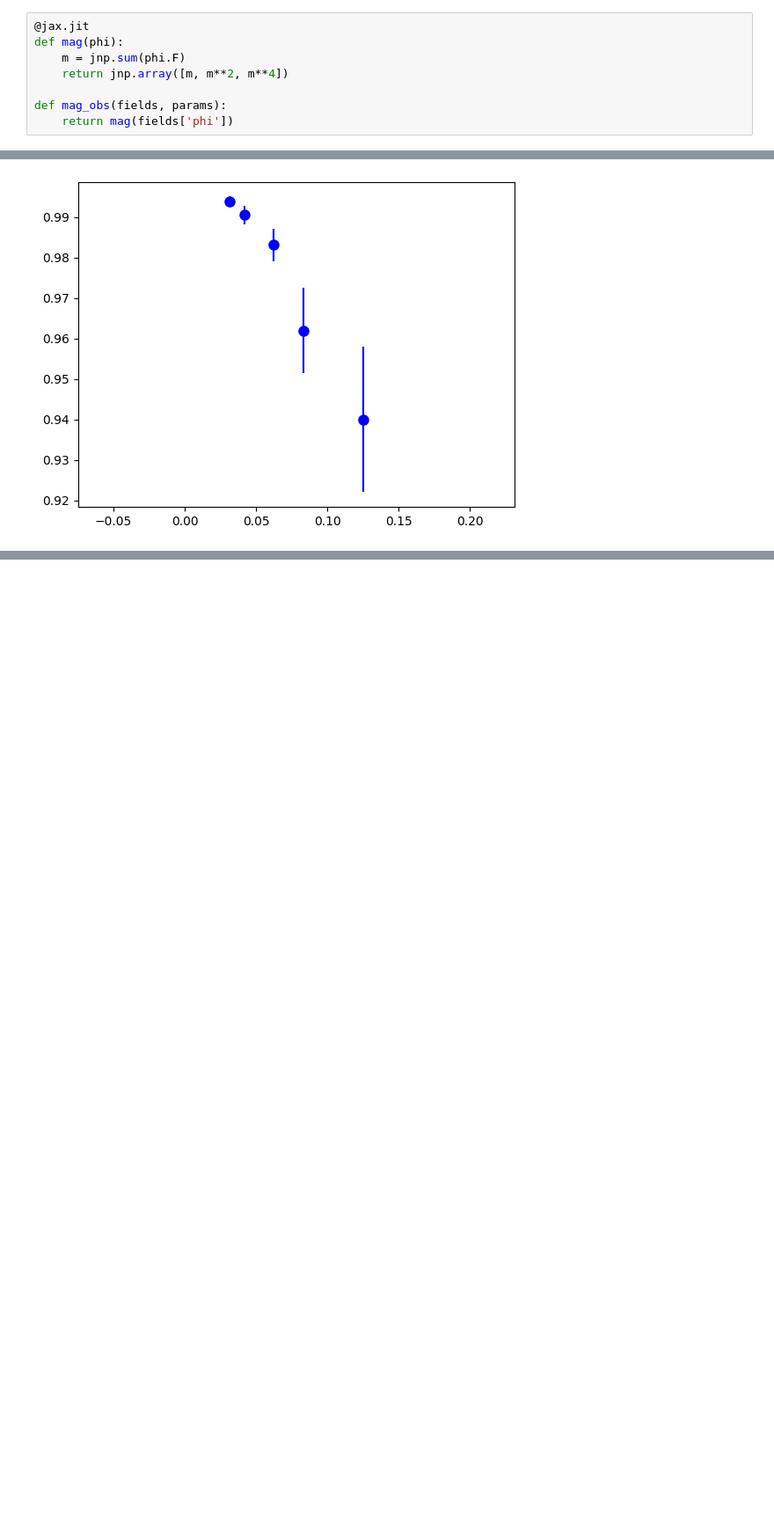
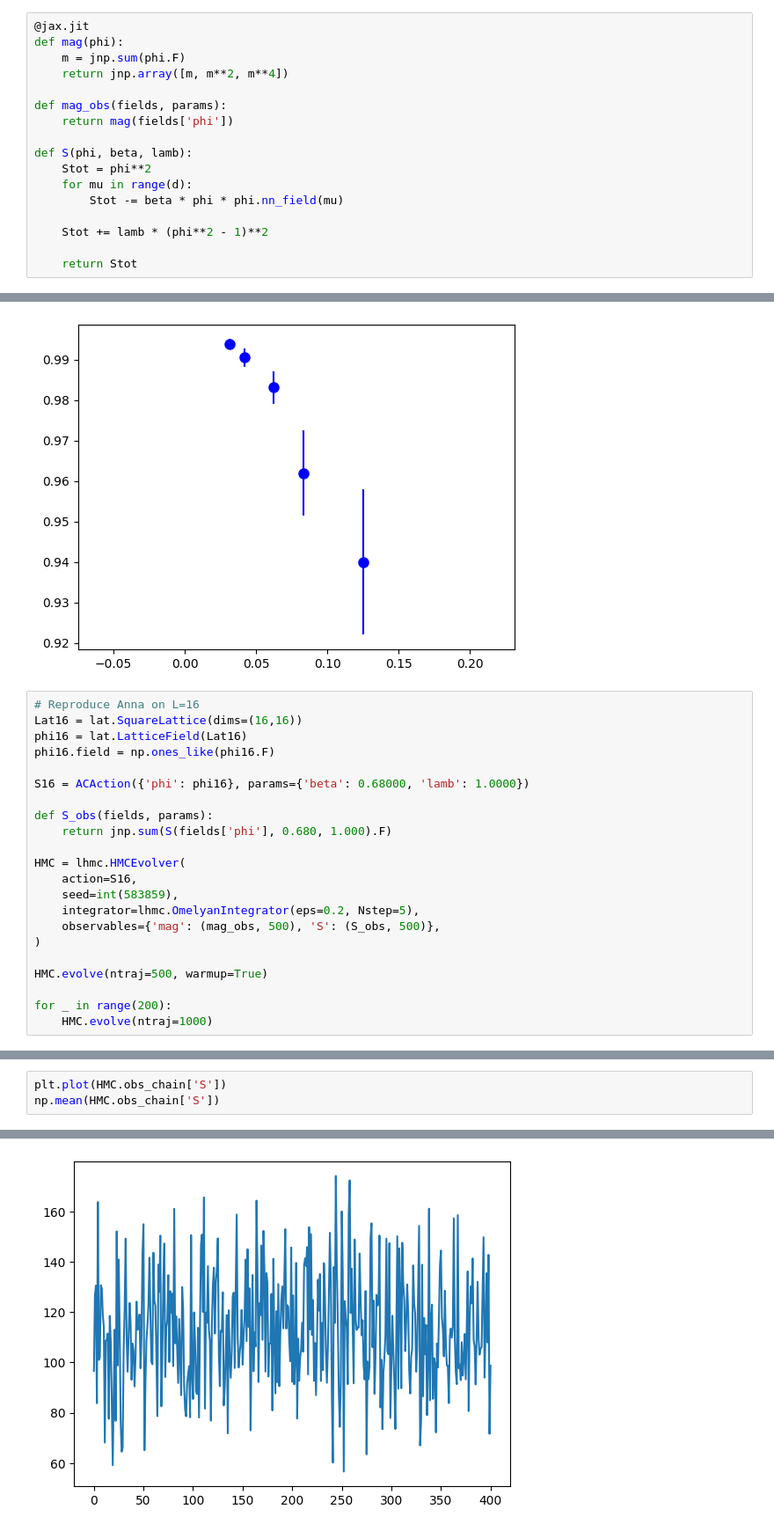
Before and after one commit to etneil/lfox, a Jupyter notebook: volume-ml.ipynb, the cells around one changed output, grey strips where cells are left out. Shown at 88% size. Saved outputs shown, nothing was run; the diff lists cells and outputs as text; blank space fills up the shorter version.

```diff
--- a/volume-ml.ipynb
+++ b/volume-ml.ipynb
@@ -82,4 +78,13 @@ def mag(phi):
 
 def mag_obs(fields, params):
     return mag(fields['phi'])
+
+def S(phi, beta, lamb):
+    Stot = phi**2
+    for mu in range(d):
+        Stot -= beta * phi * phi.nn_field(mu)
+
+    Stot += lamb * (phi**2 - 1)**2
+
+    return Stot
 # %%
@@ -251,3 +267,25 @@ plot_gvcorr(BC_V, x=1/Ls)
 [ 8 12 16 24 32]
 <ErrorbarContainer object of 3 artists>
 [figure]
+# %%
+# Reproduce Anna on L=16
+Lat16 = lat.SquareLattice(dims=(16,16))
+phi16 = lat.LatticeField(Lat16)
+phi16.field = np.ones_like(phi16.F)
+
+S16 = ACAction({'phi': phi16}, params={'beta': 0.68000, 'lamb': 1.0000})
+
+def S_obs(fields, params):
+    return jnp.sum(S(fields['phi'], 0.680, 1.000).F)
+
+HMC = lhmc.HMCEvolver(
+    action=S16,
+    seed=int(583859),
+    integrator=lhmc.OmelyanIntegrator(eps=0.2, Nstep=5),
+    observables={'mag': (mag_obs, 500), 'S': (S_obs, 500)},
+)
+
+HMC.evolve(ntraj=500, warmup=True)
+
+for _ in range(200):
+    HMC.evolve(ntraj=1000)
@@ -253,0 +320,4 @@ plot_gvcorr(BC_V, x=1/Ls)
+# %%
+plt.plot(HMC.obs_chain['S'])
+np.mean(HMC.obs_chain['S'])
+# %% [output]
@@ -253,0 +325 @@ plot_gvcorr(BC_V, x=1/Ls)
+[figure, added]
```
Also changed, not shown: parts of 13 cells of this notebook, 2 other files.
